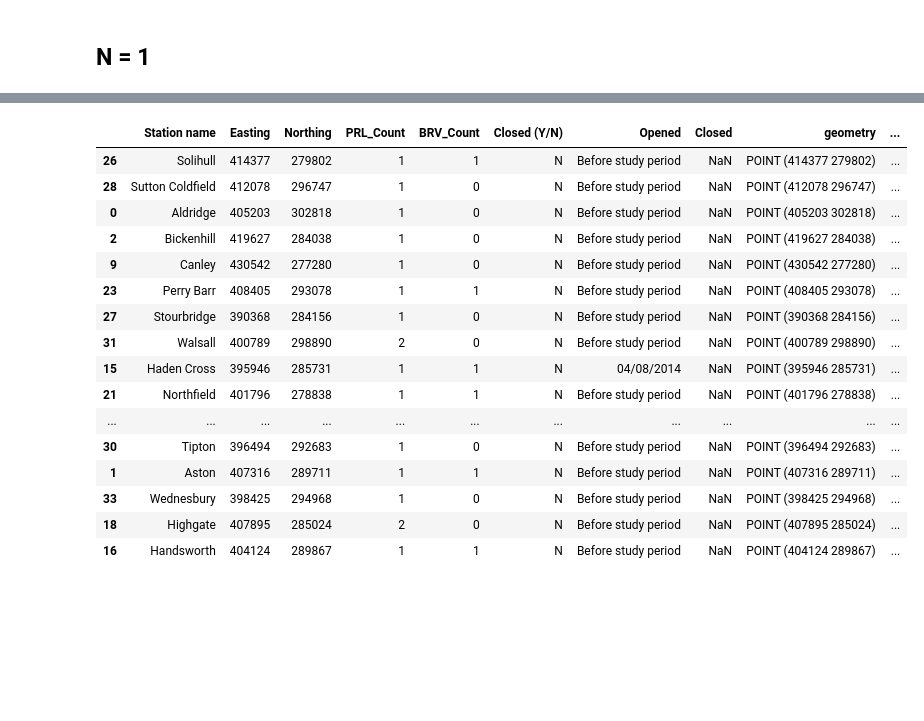
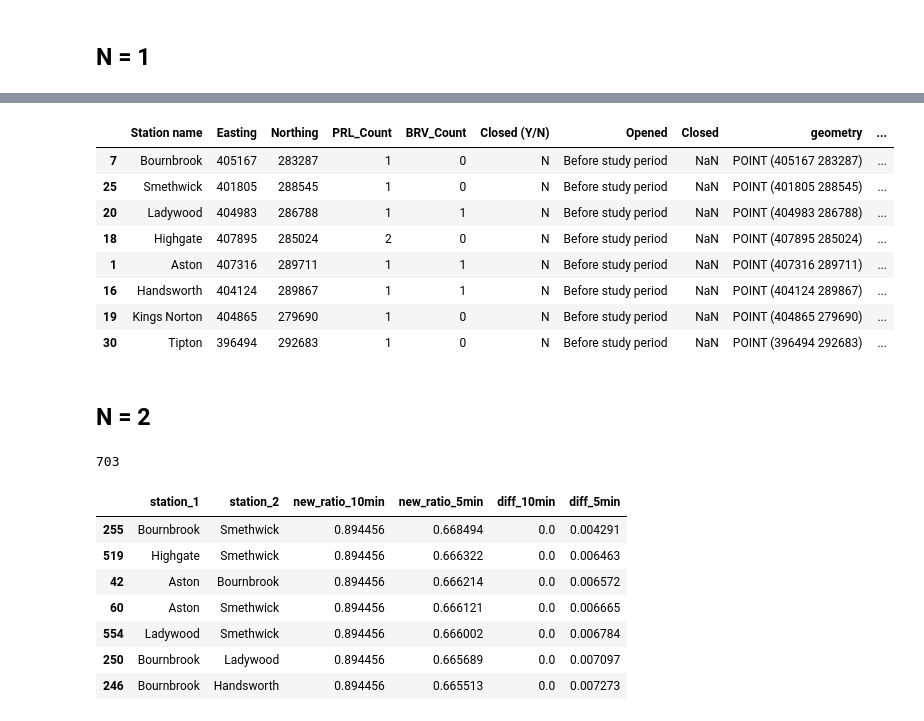
Before and after one commit to BohaoSuCC/CASADataHackathon, a Jupyter notebook: test.ipynb, the cells around one changed output, grey strips where cells are left out. Saved outputs shown, nothing was run; the diff lists cells and outputs as text; code cells hidden in the pictures; blank space fills up the shorter version.

```diff
--- a/test.ipynb
+++ b/test.ipynb
@@ -360,24 +344,29 @@ calc_station_csv['diff_5min'] = cov_5min_area_ratio.values[0] - calc_station_csv
 # %%
 n1_result = calc_station_csv.copy()
 
 # order the result by the 'diff_5min' column in descending order
-n1_result = n1_result.sort_values(by='diff_10min', ascending=False)
-n1_result
+n1_result = n1_result.sort_values(by='diff_5min', ascending=True)
+n1_result.head(8)
 # %% [output]
 |  | Station name | Easting | Northing | PRL_Count | BRV_Count | Closed (Y/N) | Opened | Closed | geometry | ... |
-| 26 | Solihull | 414377 | 279802 | 1 | 1 | N | Before study period | NaN | POINT (414377 279802) | ... |
-| 28 | Sutton Coldfield | 412078 | 296747 | 1 | 0 | N | Before study period | NaN | POINT (412078 296747) | ... |
-| 0 | Aldridge | 405203 | 302818 | 1 | 0 | N | Before study period | NaN | POINT (405203 302818) | ... |
-| 2 | Bickenhill | 419627 | 284038 | 1 | 0 | N | Before study period | NaN | POINT (419627 284038) | ... |
-| 9 | Canley | 430542 | 277280 | 1 | 0 | N | Before study period | NaN | POINT (430542 277280) | ... |
-| 23 | Perry Barr | 408405 | 293078 | 1 | 1 | N | Before study period | NaN | POINT (408405 293078) | ... |
-| 27 | Stourbridge | 390368 | 284156 | 1 | 0 | N | Before study period | NaN | POINT (390368 284156) | ... |
-| 31 | Walsall | 400789 | 298890 | 2 | 0 | N | Before study period | NaN | POINT (400789 298890) | ... |
-| 15 | Haden Cross | 395946 | 285731 | 1 | 1 | N | 04/08/2014 | NaN | POINT (395946 285731) | ... |
-| 21 | Northfield | 401796 | 278838 | 1 | 1 | N | Before study period | NaN | POINT (401796 278838) | ... |
-| ... | ... | ... | ... | ... | ... | ... | ... | ... | ... | ... |
+| 7 | Bournbrook | 405167 | 283287 | 1 | 0 | N | Before study period | NaN | POINT (405167 283287) | ... |
+| 25 | Smethwick | 401805 | 288545 | 1 | 0 | N | Before study period | NaN | POINT (401805 288545) | ... |
+| 20 | Ladywood | 404983 | 286788 | 1 | 1 | N | Before study period | NaN | POINT (404983 286788) | ... |
+| 18 | Highgate | 407895 | 285024 | 2 | 0 | N | Before study period | NaN | POINT (407895 285024) | ... |
+| 1 | Aston | 407316 | 289711 | 1 | 1 | N | Before study period | NaN | POINT (407316 289711) | ... |
+| 16 | Handsworth | 404124 | 289867 | 1 | 1 | N | Before study period | NaN | POINT (404124 289867) | ... |
+| 19 | Kings Norton | 404865 | 279690 | 1 | 0 | N | Before study period | NaN | POINT (404865 279690) | ... |
 | 30 | Tipton | 396494 | 292683 | 1 | 0 | N | Before study period | NaN | POINT (396494 292683) | ... |
-| 1 | Aston | 407316 | 289711 | 1 | 1 | N | Before study period | NaN | POINT (407316 289711) | ... |
-| 33 | Wednesbury | 398425 | 294968 | 1 | 0 | N | Before study period | NaN | POINT (398425 294968) | ... |
-| 18 | Highgate | 407895 | 285024 | 2 | 0 | N | Before study period | NaN | POINT (407895 285024) | ... |
-| 16 | Handsworth | 404124 | 289867 | 1 | 1 | N | Before study period | NaN | POINT (404124 289867) | ... |
+# %% [markdown]
+## N = 2
+# %%
+# generate a list where take every 2 stations as a combination among all stations
+station_combinations_2 = []
+
+for i in range(len(station_list)):
+    for j in range(i+1, len(station_list)):
+        station_combinations_2.append([station_list[i], station_list[j]])
+
+len(station_combinations_2)
+# %% [output]
+703
@@ -383,0 +418,15 @@ n1_result
+# %%
+n2_result = station_combinations_2_df.copy()
+
+# order the result by the 'diff_5min' column in descending order
+n2_result = n2_result.sort_values(by='diff_5min', ascending=True)
+n2_result.head(7)
+# %% [output]
+|  | station_1 | station_2 | new_ratio_10min | new_ratio_5min | diff_10min | diff_5min |
+| 255 | Bournbrook | Smethwick | 0.894456 | 0.668494 | 0.0 | 0.004291 |
+| 519 | Highgate | Smethwick | 0.894456 | 0.666322 | 0.0 | 0.006463 |
+| 42 | Aston | Bournbrook | 0.894456 | 0.666214 | 0.0 | 0.006572 |
+| 60 | Aston | Smethwick | 0.894456 | 0.666121 | 0.0 | 0.006665 |
+| 554 | Ladywood | Smethwick | 0.894456 | 0.666002 | 0.0 | 0.006784 |
+| 250 | Bournbrook | Ladywood | 0.894456 | 0.665689 | 0.0 | 0.007097 |
+| 246 | Bournbrook | Handsworth | 0.894456 | 0.665513 | 0.0 | 0.007273 |
```
Also changed, not shown: parts of 12 cells of this notebook, 1 other file.
